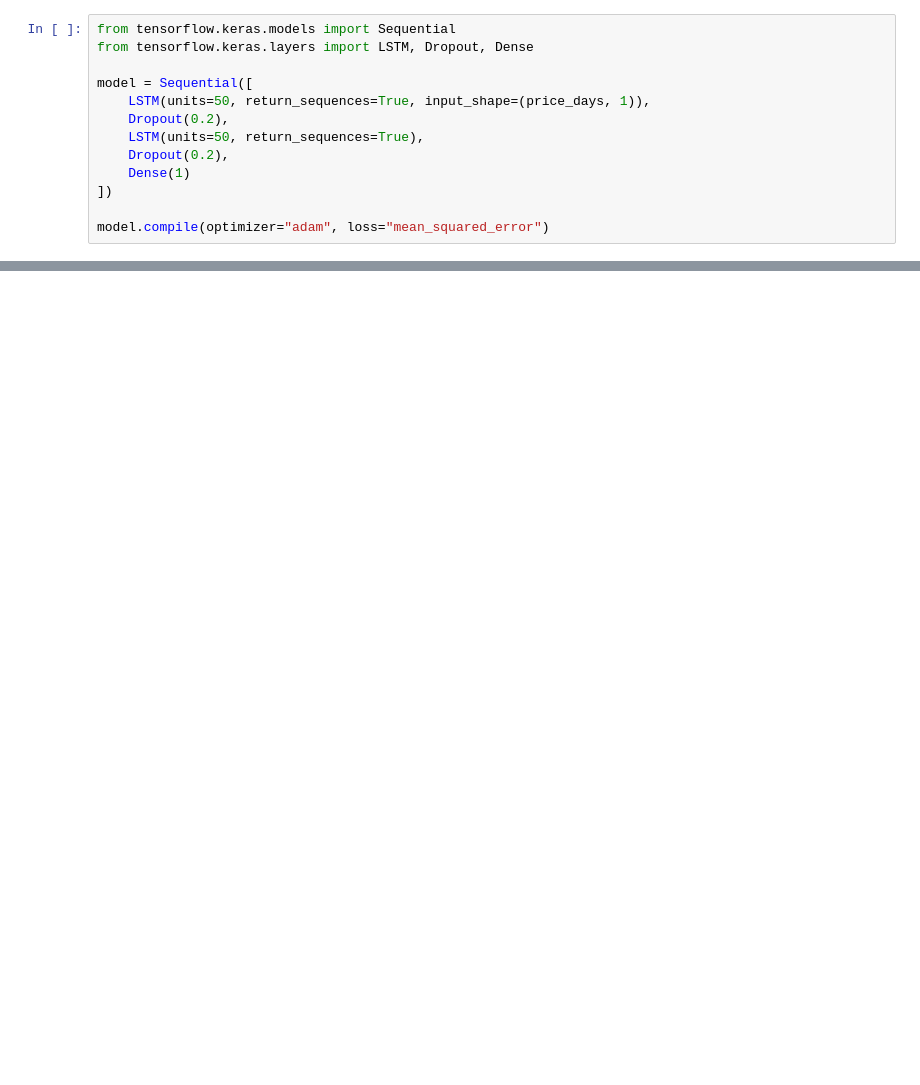
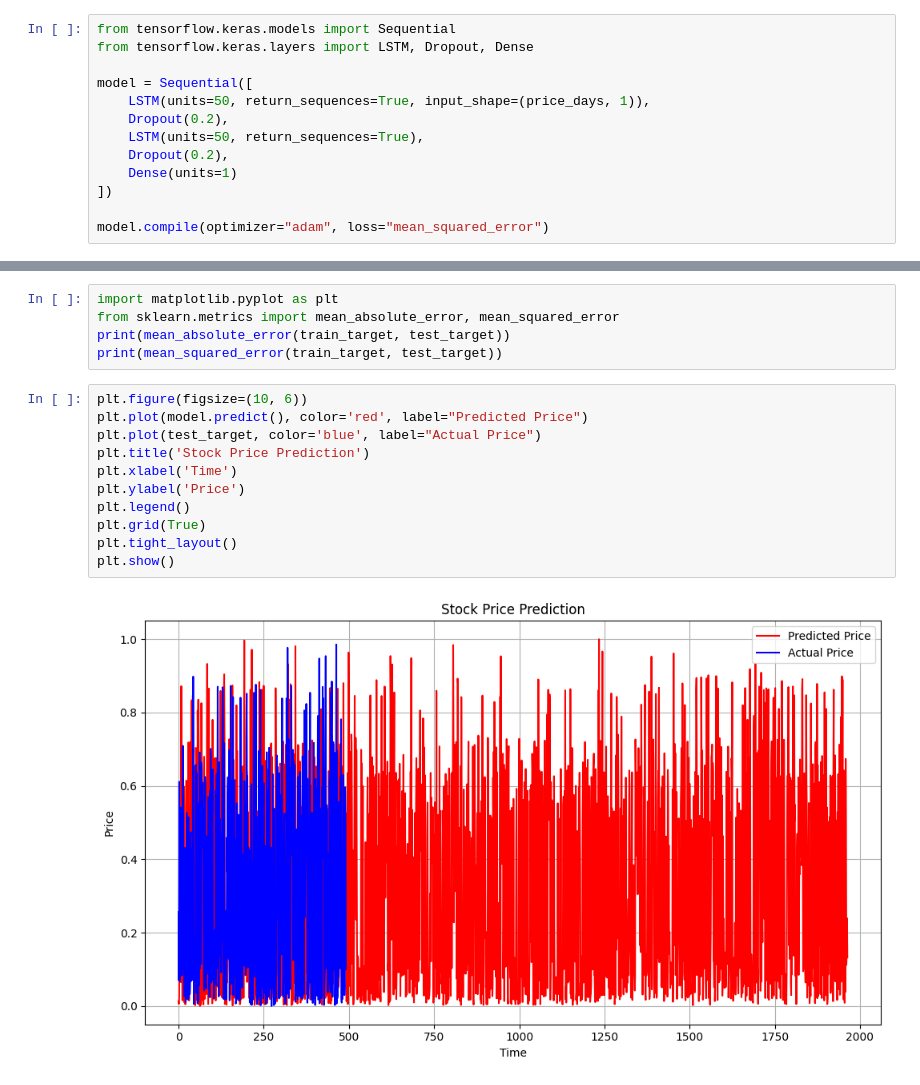
Before and after one commit to demiruns/stock-price, a Jupyter notebook: StockPrice.ipynb, the cells around one changed output, grey strips where cells are left out. Saved outputs shown, nothing was run; the diff lists cells and outputs as text; blank space fills up the shorter version.

```diff
--- a/StockPrice.ipynb
+++ b/StockPrice.ipynb
@@ -54,7 +44,7 @@ model = Sequential([
     Dropout(0.2),
     LSTM(units=50, return_sequences=True),
     Dropout(0.2),
-    Dense(1)
+    Dense(units=1)
 ])
 
 model.compile(optimizer="adam", loss="mean_squared_error")
@@ -68,0 +78,18 @@ ValueError: Attr 'Toutput_types' of 'OptionalFromValue' Op passed list of length
+# %%
+import matplotlib.pyplot as plt
+from sklearn.metrics import mean_absolute_error, mean_squared_error
+print(mean_absolute_error(train_target, test_target))
+print(mean_squared_error(train_target, test_target))
+# %%
+plt.figure(figsize=(10, 6))
+plt.plot(model.predict(), color='red', label="Predicted Price")
+plt.plot(test_target, color='blue', label="Actual Price")
+plt.title('Stock Price Prediction')
+plt.xlabel('Time')
+plt.ylabel('Price')
+plt.legend()
+plt.grid(True)
+plt.tight_layout()
+plt.show()
+# %% [output]
+[figure, added]
```
Also changed, not shown: parts of 4 cells of this notebook.
